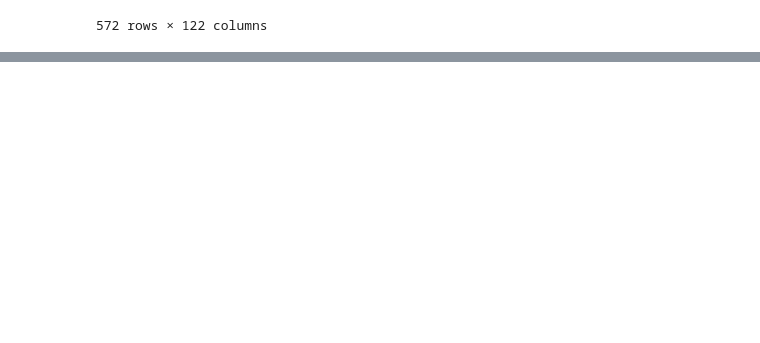
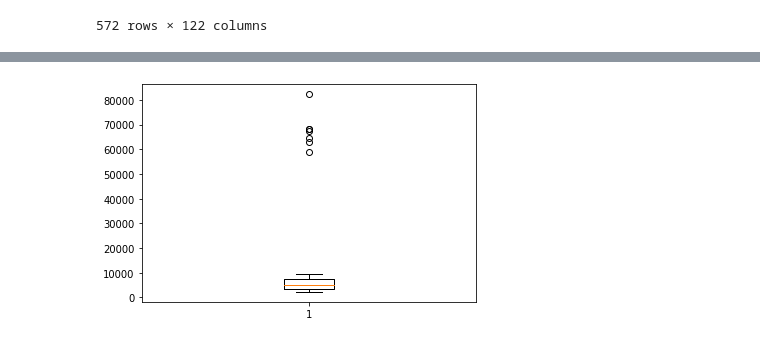
Before and after one commit to Umaporn19/DWDM21, a Jupyter notebook: Data102_(Chapter2).ipynb, the cells around one changed output, grey strips where cells are left out. Saved outputs shown, nothing was run; the diff lists cells and outputs as text; code cells hidden in the pictures; blank space fills up the shorter version.

```diff
--- a/Data102_(Chapter2).ipynb
+++ b/Data102_(Chapter2).ipynb
@@ -34,0 +198,4 @@ data
+# %%
+ret = plt.boxplot(dataN['positive'] [-54:])#พล็อตดูเดือนมิถุนายน ย้อนกลับไป 54 วัน เลยติดลบ #ret ใช้เพื่อให้คำอธิบายตรงคำนวณหายไปเพื่อความสวยงามจ้า
+# %% [output]
+[figure, added]
```
Also changed, not shown: parts of 24 cells of this notebook.
